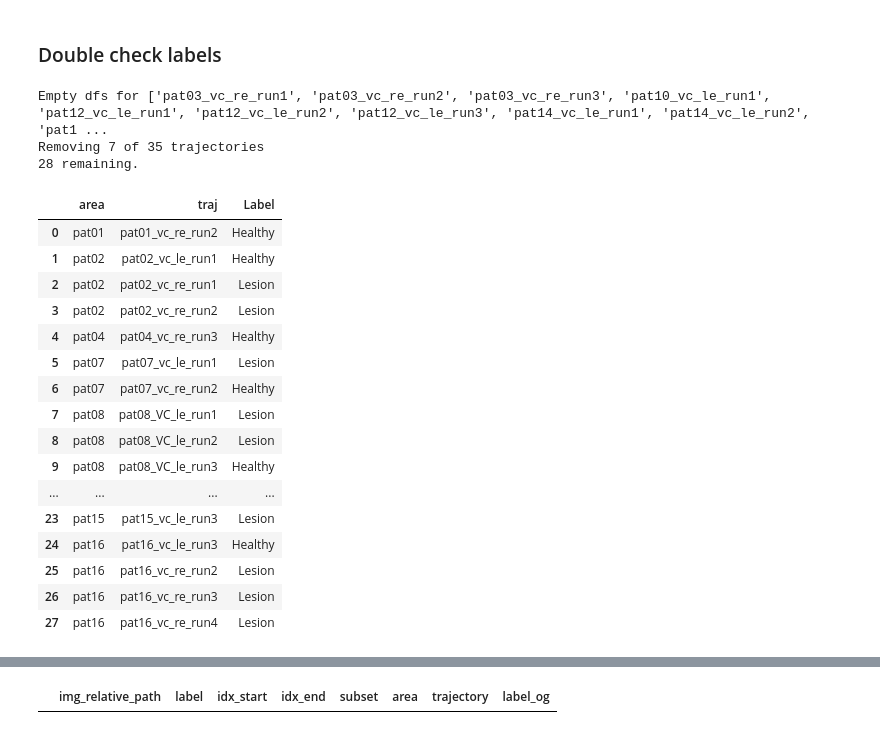
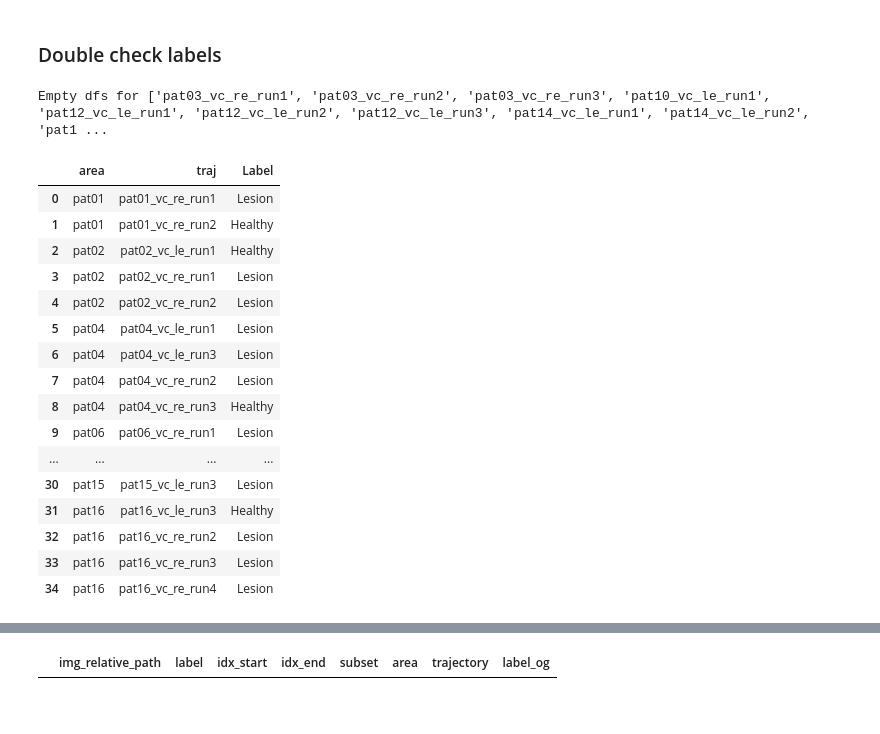
Before and after one commit to AnaJade/OCT_classification, a Jupyter notebook: brouillon.ipynb, the cells around one changed output, grey strips where cells are left out. Cells and saved outputs as stored; diff of their text form; code cells hidden in the pictures.

```diff
--- a/brouillon.ipynb
+++ b/brouillon.ipynb
@@ -263,41 +263,39 @@ lab_dfs.groupby(['label', 'subset']).agg(img_count=('img_relative_path', 'count'
 # %%
 lbl_paths = list(pathlib.Path(r'Y:\OCT_clinical_data\Labels').rglob('*.csv'))
 lbls = {'_'.join(p.stem.split('_')[:-2]): pd.read_csv(p) for p in lbl_paths}
 empty_lbl_df = []
 for t, lbl_df in lbls.items():
     try:
         lbl_df.loc[:, 'traj'] = t
     except ValueError:
         empty_lbl_df.append(t)
 print(f"Empty dfs for {empty_lbl_df}")
 lbls = pd.concat(lbls.values(), axis=0)
 lbls.loc[:, 'area'] = [t.split('_')[0] for t in lbls['traj']]
 
 # Remove specific traj
-traj_to_remove = ['pat01_vc_re_run1', 'pat04_vc_le_run1', 'pat04_vc_le_run3', 'pat04_vc_re_run2', 'pat06_vc_re_run1', 'pat07_vc_re_run1', 'pat15_vc_le_run1']
-print(f"Removing {len(traj_to_remove)} of {len(lbls['traj'].unique())} trajectories")
-lbls = lbls[~lbls['traj'].isin(traj_to_remove)].copy()
-print(f"{len(lbls['traj'].unique())} remaining.")
+# traj_to_remove = ['pat01_vc_re_run1', 'pat04_vc_le_run1', 'pat04_vc_le_run3', 'pat04_vc_re_run2', 'pat06_vc_re_run1', 'pat07_vc_re_run1', 'pat15_vc_le_run1']
+# print(f"Removing {len(traj_to_remove)} of {len(lbls['traj'].unique())} trajectories")
+# lbls = lbls[~lbls['traj'].isin(traj_to_remove)].copy()
+# print(f"{len(lbls['traj'].unique())} remaining.")
 lbls = lbls.groupby(['area', 'traj']).agg({'Label': lambda x: ', '.join(x.unique())}).reset_index()
 lbls
 # %% [output]
 Empty dfs for ['pat03_vc_re_run1', 'pat03_vc_re_run2', 'pat03_vc_re_run3', 'pat10_vc_le_run1', 'pat12_vc_le_run1', 'pat12_vc_le_run2', 'pat12_vc_le_run3', 'pat14_vc_le_run1', 'pat14_vc_le_run2', 'pat1 ...
-Removing 7 of 35 trajectories
-28 remaining.
 |  | area | traj | Label |
-| 0 | pat01 | pat01_vc_re_run2 | Healthy |
-| 1 | pat02 | pat02_vc_le_run1 | Healthy |
-| 2 | pat02 | pat02_vc_re_run1 | Lesion |
-| 3 | pat02 | pat02_vc_re_run2 | Lesion |
-| 4 | pat04 | pat04_vc_re_run3 | Healthy |
-| 5 | pat07 | pat07_vc_le_run1 | Lesion |
-| 6 | pat07 | pat07_vc_re_run2 | Healthy |
-| 7 | pat08 | pat08_VC_le_run1 | Lesion |
-| 8 | pat08 | pat08_VC_le_run2 | Lesion |
-| 9 | pat08 | pat08_VC_le_run3 | Healthy |
+| 0 | pat01 | pat01_vc_re_run1 | Lesion |
+| 1 | pat01 | pat01_vc_re_run2 | Healthy |
+| 2 | pat02 | pat02_vc_le_run1 | Healthy |
+| 3 | pat02 | pat02_vc_re_run1 | Lesion |
+| 4 | pat02 | pat02_vc_re_run2 | Lesion |
+| 5 | pat04 | pat04_vc_le_run1 | Lesion |
+| 6 | pat04 | pat04_vc_le_run3 | Lesion |
+| 7 | pat04 | pat04_vc_re_run2 | Lesion |
+| 8 | pat04 | pat04_vc_re_run3 | Healthy |
+| 9 | pat06 | pat06_vc_re_run1 | Lesion |
 | ... | ... | ... | ... |
-| 23 | pat15 | pat15_vc_le_run3 | Lesion |
-| 24 | pat16 | pat16_vc_le_run3 | Healthy |
-| 25 | pat16 | pat16_vc_re_run2 | Lesion |
-| 26 | pat16 | pat16_vc_re_run3 | Lesion |
-| 27 | pat16 | pat16_vc_re_run4 | Lesion |
+| 30 | pat15 | pat15_vc_le_run3 | Lesion |
+| 31 | pat16 | pat16_vc_le_run3 | Healthy |
+| 32 | pat16 | pat16_vc_re_run2 | Lesion |
+| 33 | pat16 | pat16_vc_re_run3 | Lesion |
+| 34 | pat16 | pat16_vc_re_run4 | Lesion |
```
Also changed, not shown: parts of 22 cells of this notebook, 3 other files.
